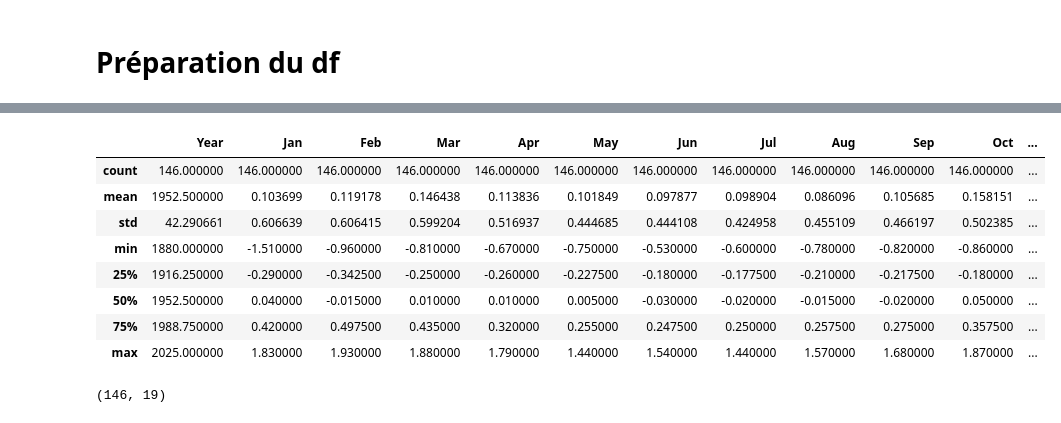
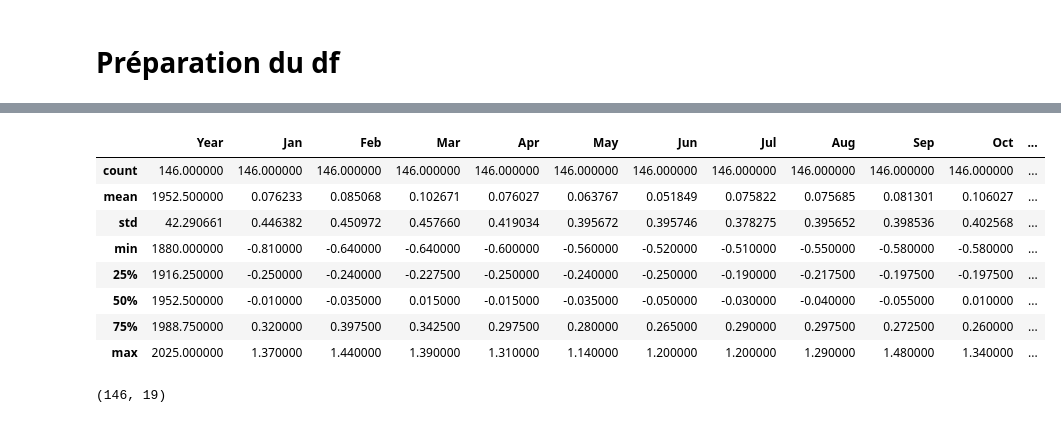
Before and after one commit to VinchC/projet, a Jupyter notebook: northern.ipynb, the cells around one changed output, grey strips where cells are left out. Saved outputs shown, nothing was run; the diff lists cells and outputs as text; code cells hidden in the pictures.

```diff
--- a/northern.ipynb
+++ b/northern.ipynb
@@ -10,3 +10,4 @@ import seaborn as sns
 pd.set_option('display.max_columns', None)
 df_northern = pd.read_csv(filepath_or_buffer = './data/NH.Ts+dSST.csv', sep = ',', header = 0, low_memory=False)
 df_southern = pd.read_csv(filepath_or_buffer = './data/SH.Ts+dSST.csv', sep = ',', header = 0, low_memory=False)
+df_global = pd.read_csv(filepath_or_buffer = './data/GLB.Ts+dSST.csv', sep = ',', header = 0, low_memory=False)
@@ -31,15 +14,17 @@ df_northern.sort_values(by=['Year'], ascending=False).head()
 # %%
 df_northern.describe()
+df_southern.describe()
+df_global.describe()
 # %% [output]
 |  | Year | Jan | Feb | Mar | Apr | May | Jun | Jul | Aug | Sep | Oct | ... |
 | count | 146.000000 | 146.000000 | 146.000000 | 146.000000 | 146.000000 | 146.000000 | 146.000000 | 146.000000 | 146.000000 | 146.000000 | 146.000000 | ... |
-| mean | 1952.500000 | 0.103699 | 0.119178 | 0.146438 | 0.113836 | 0.101849 | 0.097877 | 0.098904 | 0.086096 | 0.105685 | 0.158151 | ... |
-| std | 42.290661 | 0.606639 | 0.606415 | 0.599204 | 0.516937 | 0.444685 | 0.444108 | 0.424958 | 0.455109 | 0.466197 | 0.502385 | ... |
-| min | 1880.000000 | -1.510000 | -0.960000 | -0.810000 | -0.670000 | -0.750000 | -0.530000 | -0.600000 | -0.780000 | -0.820000 | -0.860000 | ... |
-| 25% | 1916.250000 | -0.290000 | -0.342500 | -0.250000 | -0.260000 | -0.227500 | -0.180000 | -0.177500 | -0.210000 | -0.217500 | -0.180000 | ... |
-| 50% | 1952.500000 | 0.040000 | -0.015000 | 0.010000 | 0.010000 | 0.005000 | -0.030000 | -0.020000 | -0.015000 | -0.020000 | 0.050000 | ... |
-| 75% | 1988.750000 | 0.420000 | 0.497500 | 0.435000 | 0.320000 | 0.255000 | 0.247500 | 0.250000 | 0.257500 | 0.275000 | 0.357500 | ... |
-| max | 2025.000000 | 1.830000 | 1.930000 | 1.880000 | 1.790000 | 1.440000 | 1.540000 | 1.440000 | 1.570000 | 1.680000 | 1.870000 | ... |
+| mean | 1952.500000 | 0.076233 | 0.085068 | 0.102671 | 0.076027 | 0.063767 | 0.051849 | 0.075822 | 0.075685 | 0.081301 | 0.106027 | ... |
+| std | 42.290661 | 0.446382 | 0.450972 | 0.457660 | 0.419034 | 0.395672 | 0.395746 | 0.378275 | 0.395652 | 0.398536 | 0.402568 | ... |
+| min | 1880.000000 | -0.810000 | -0.640000 | -0.640000 | -0.600000 | -0.560000 | -0.520000 | -0.510000 | -0.550000 | -0.580000 | -0.580000 | ... |
+| 25% | 1916.250000 | -0.250000 | -0.240000 | -0.227500 | -0.250000 | -0.240000 | -0.250000 | -0.190000 | -0.217500 | -0.197500 | -0.197500 | ... |
+| 50% | 1952.500000 | -0.010000 | -0.035000 | 0.015000 | -0.015000 | -0.035000 | -0.050000 | -0.030000 | -0.040000 | -0.055000 | 0.010000 | ... |
+| 75% | 1988.750000 | 0.320000 | 0.397500 | 0.342500 | 0.297500 | 0.280000 | 0.265000 | 0.290000 | 0.297500 | 0.272500 | 0.260000 | ... |
+| max | 2025.000000 | 1.370000 | 1.440000 | 1.390000 | 1.310000 | 1.140000 | 1.200000 | 1.200000 | 1.290000 | 1.480000 | 1.340000 | ... |
 # %%
 # Affichage nb lignes et colonnes
 df_northern.shape
```
Also changed, not shown: parts of 14 cells of this notebook, 1 other file.
